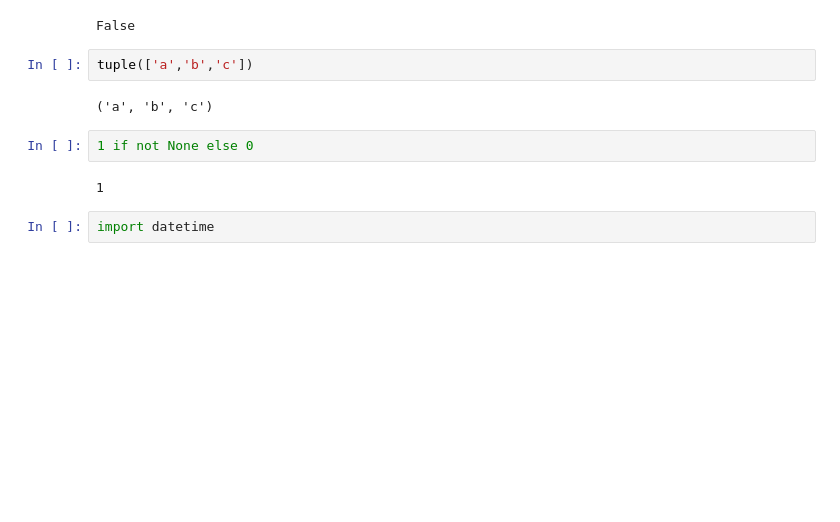
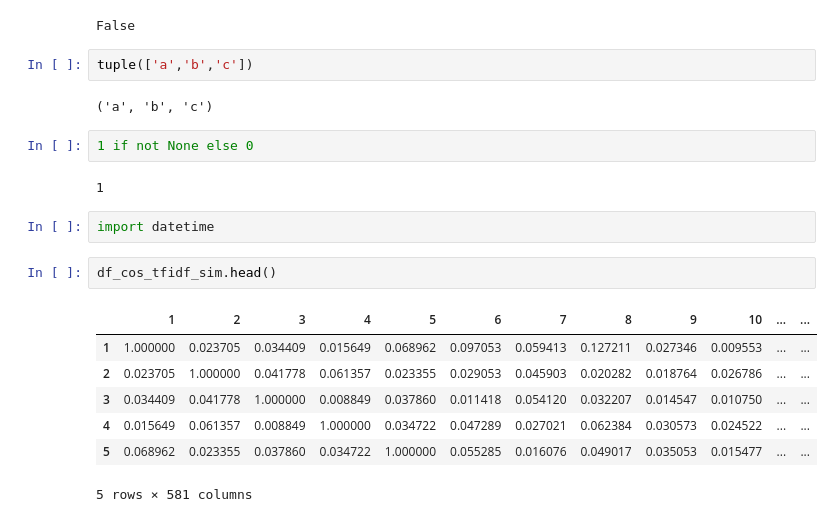
Before and after one commit to Vieirbat/Summarticles, a Jupyter notebook: notebooks/TextMining.ipynb, the cells around one changed output. Drawn from its saved outputs; the diff is of its cells as text; blank space fills up the shorter version.

```diff
--- a/notebooks/TextMining.ipynb
+++ b/notebooks/TextMining.ipynb
@@ -791,3 +781,13 @@ tuple(['a','b','c'])
 1
 # %%
 import datetime
+# %%
+df_cos_tfidf_sim.head()
+# %% [output]
+|  | 1 | 2 | 3 | 4 | 5 | 6 | 7 | 8 | 9 | 10 | ... | ... |
+| 1 | 1.000000 | 0.023705 | 0.034409 | 0.015649 | 0.068962 | 0.097053 | 0.059413 | 0.127211 | 0.027346 | 0.009553 | ... | ... |
+| 2 | 0.023705 | 1.000000 | 0.041778 | 0.061357 | 0.023355 | 0.029053 | 0.045903 | 0.020282 | 0.018764 | 0.026786 | ... | ... |
+| 3 | 0.034409 | 0.041778 | 1.000000 | 0.008849 | 0.037860 | 0.011418 | 0.054120 | 0.032207 | 0.014547 | 0.010750 | ... | ... |
+| 4 | 0.015649 | 0.061357 | 0.008849 | 1.000000 | 0.034722 | 0.047289 | 0.027021 | 0.062384 | 0.030573 | 0.024522 | ... | ... |
+| 5 | 0.068962 | 0.023355 | 0.037860 | 0.034722 | 1.000000 | 0.055285 | 0.016076 | 0.049017 | 0.035053 | 0.015477 | ... | ... |
+5 rows × 581 columns
```
Also changed, not shown: parts of 4 cells of this notebook, 1 other file.
